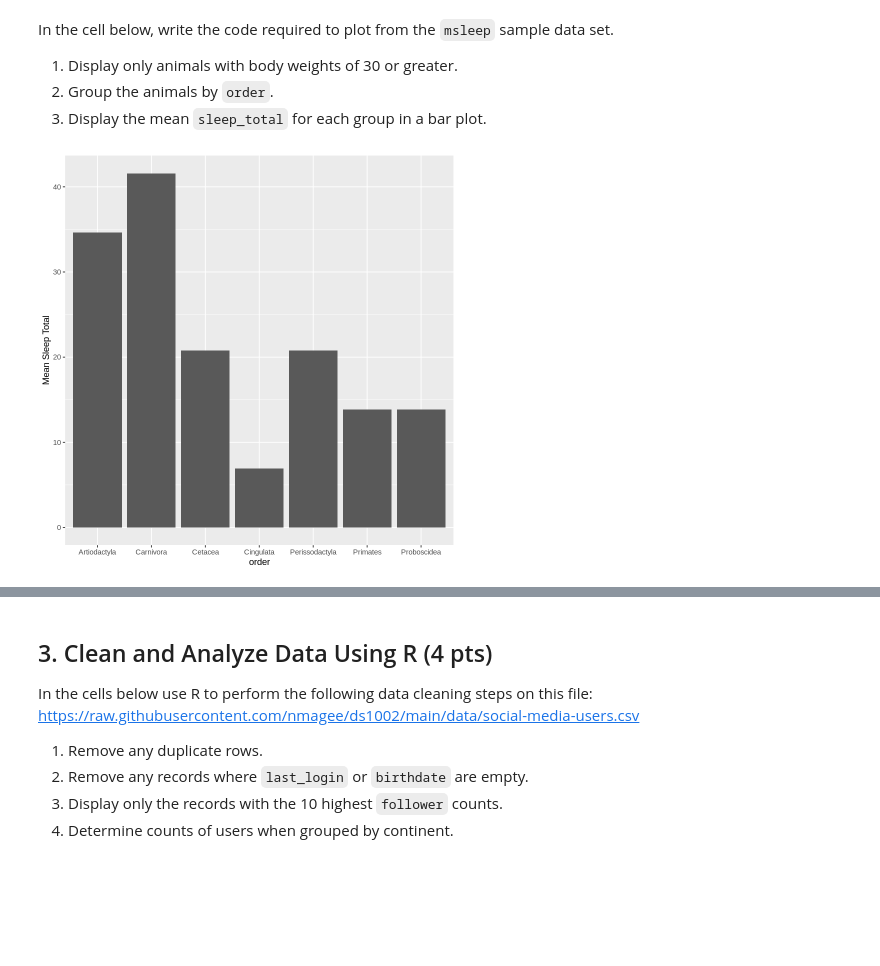
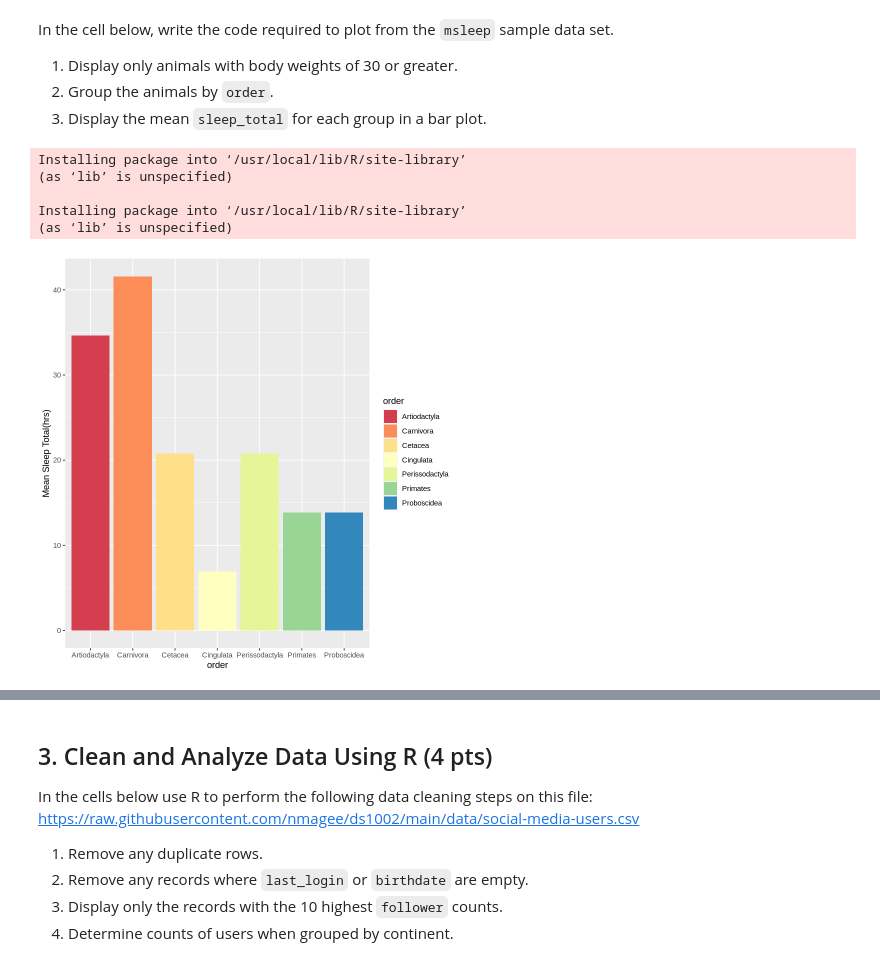
Before and after one commit to cann-emma/DS1002-zgb8ts, a Jupyter notebook: homework/week-15.ipynb, the cells around one changed output, grey strips where cells are left out. Cells and saved outputs as stored; diff of their text form; code cells hidden in the pictures; blank space fills up the shorter version.

```diff
--- a/homework/week-15.ipynb
+++ b/homework/week-15.ipynb
@@ -44,13 +44,24 @@ In the cell below, write the code required to plot from the `msleep` sample data
 1. Display only animals with body weights of 30 or greater.
 2. Group the animals by `order`.
 3. Display the mean `sleep_total` for each group in a bar plot.
+# %%
+install.packages('gapminder')
+library(gapminder)
+install.packages('RColorBrewer')
+library(RColorBrewer)
+library(dplyr)
+library(ggplot2)
+# used RStudio to obtain dataset since data() was not working
+msleep<- read.csv('msleep.csv')
+# %% [output]
+Installing package into ‘/usr/local/lib/R/site-library’
+(as ‘lib’ is unspecified)
+
+Installing package into ‘/usr/local/lib/R/site-library’
+(as ‘lib’ is unspecified)
 # %%
-#
-library(dplyr)
-library(ggplot2)
-msleep<- read.csv('msleep.csv')
+# Filtering Dataset and Plotting
 msleep_plot<- msleep%>%filter(bodywt>= 30)%>%group_by(order)
-colors<- c('red', 'orange', 'yellow', 'green', 'blue', 'purple', 'violet')
-ggplot(msleep_plot, aes(x= order, y= mean(msleep_plot$sleep_total)))+geom_bar(stat= 'identity')+ ylab('Mean Sleep Total(hrs)')+ scale_fill_manual(values=colors)
+ggplot(msleep_plot, aes(x= order, y= mean(msleep_plot$sleep_total), fill= order))+geom_bar(stat= 'identity')+ scale_fill_brewer(palette = 'Spectral')+ ylab('Mean Sleep Total(hrs)')
 # %% [output]
-[figure, old version]
+[figure, new version]
```
Also changed, not shown: parts of 2 cells of this notebook.
